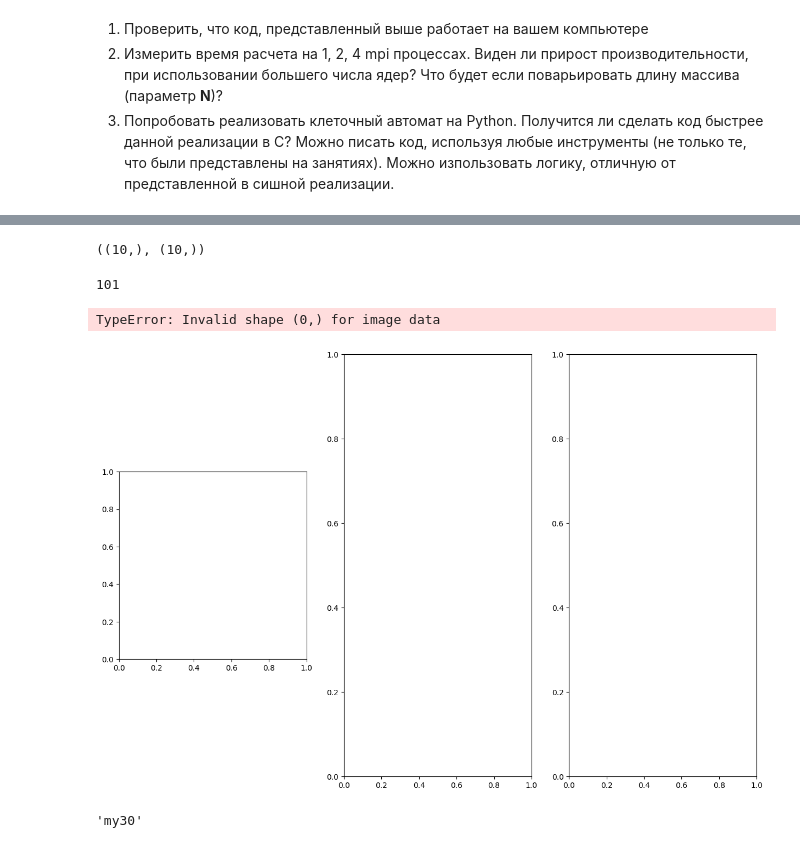
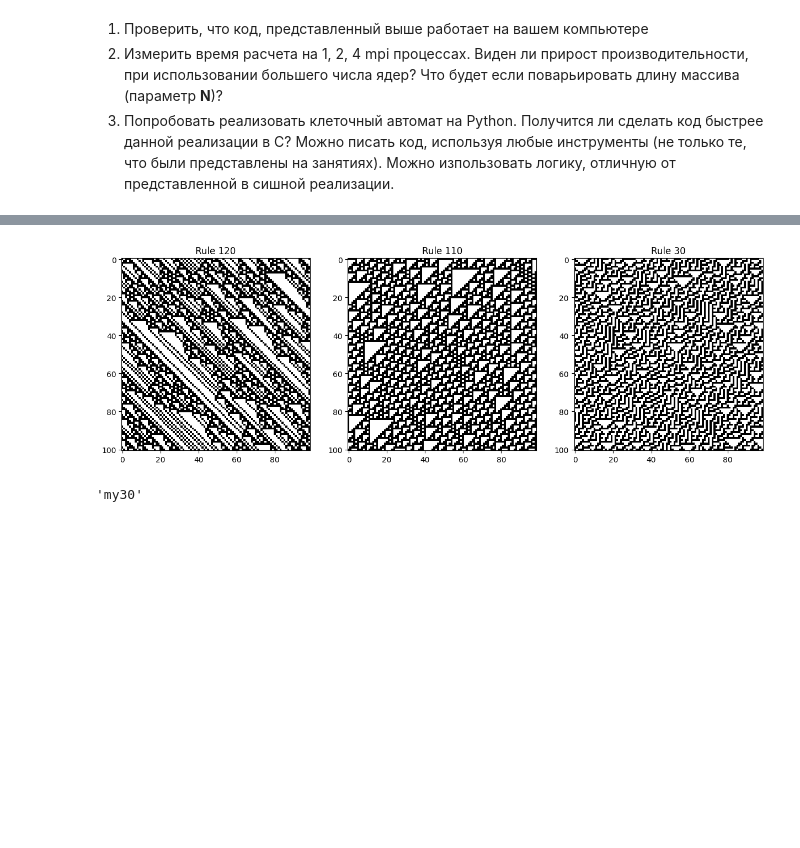
Before and after one commit to root-epifit/HPC_Sber_2025, a Jupyter notebook: Дз4_solution_IP.ipynb, the cells around one changed output, grey strips where cells are left out. Cells and saved outputs as stored; diff of their text form; code cells hidden in the pictures; blank space fills up the shorter version.

```diff
--- a/Дз4_solution_IP.ipynb
+++ b/Дз4_solution_IP.ipynb
@@ -267,34 +266,25 @@ ValueError: could not broadcast input array from shape (10,) into shape (9,)
-# %%
-start.shape, current_generation[1:11].shape
-# %% [output]
-((10,), (10,))
-# %%
-len(current_generation)-1
-# %% [output]
-101
 # %%
 import numpy as np
 import pandas as pd
 import matplotlib.pyplot as plt
 
 fig, ax = plt.subplots(1, 3, figsize = (15, 10))
 
 data = open_data("my120.txt")
 ax[0].imshow(data, cmap='bone_r')
 ax[0].set_title("Rule 120")
 
-#data = open_data("my110.txt")
-#ax[1].imshow(data, cmap='bone_r')
-#ax[1].set_title("Rule 110")
+data = open_data("my110.txt")
+ax[1].imshow(data, cmap='bone_r')
+ax[1].set_title("Rule 110")
 
-#data = open_data("my30.txt")
-#ax[2].set_title("Rule 30")
-#ax[2].imshow(data, cmap='bone_r')
+data = open_data("my30.txt")
+ax[2].set_title("Rule 30")
+ax[2].imshow(data, cmap='bone_r')
 
 plt.show()
 # %% [output]
-TypeError: Invalid shape (0,) for image data
-[figure, old version]
+[figure, new version]
 # %%
 "my"+str(N)
 # %% [output]
```
Also changed, not shown: parts of 2 cells of this notebook.
